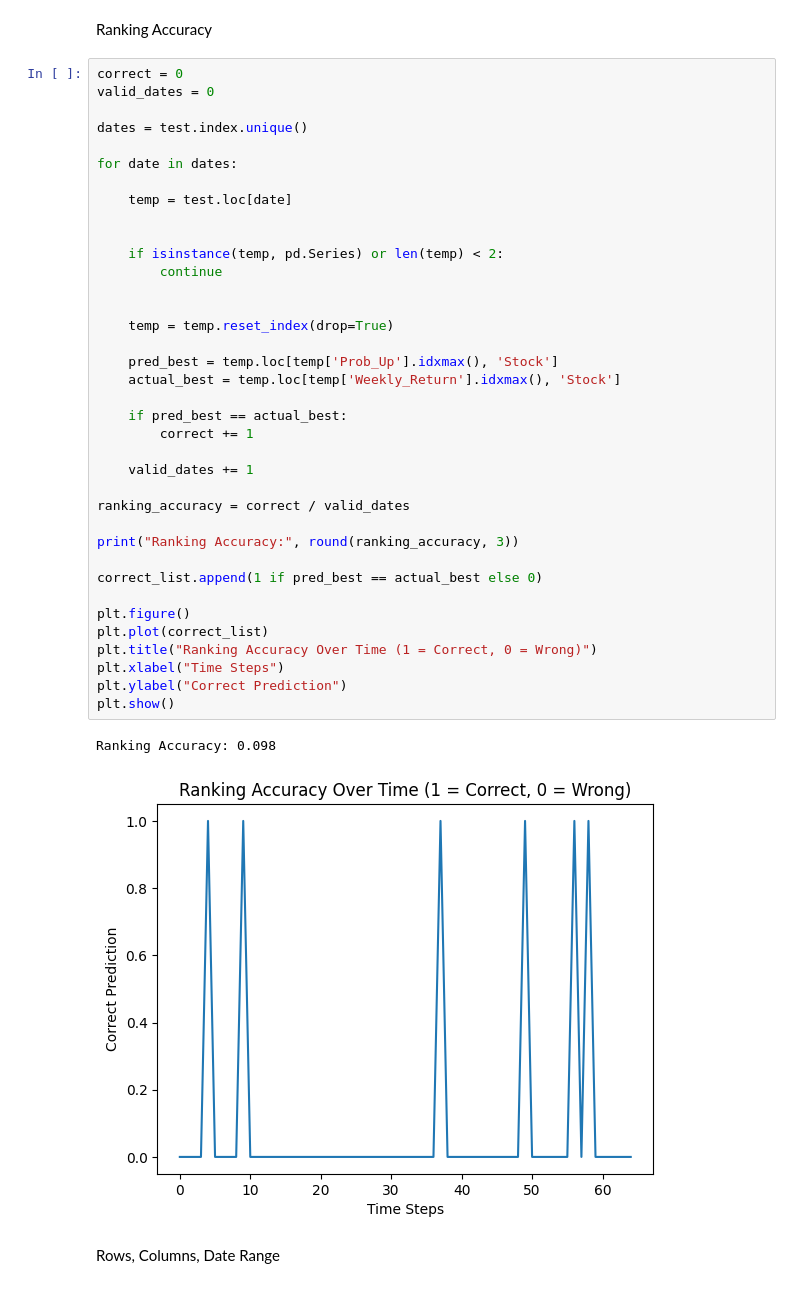
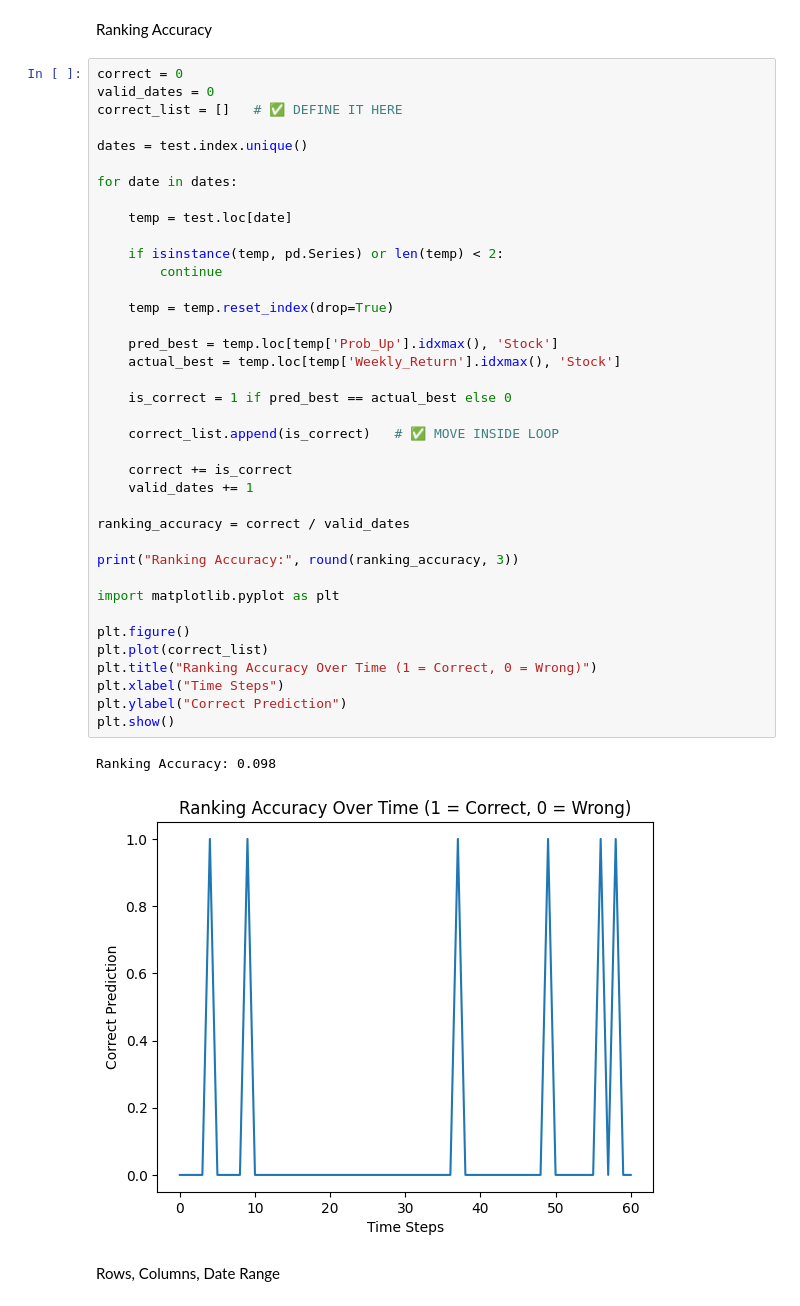
Before and after one commit to SU-IST707-SP26/group-project-algorithm-architects, a Jupyter notebook: work/Models/Gradient_model.ipynb, the cells around one changed output. Saved outputs shown, nothing was run; the diff lists cells and outputs as text.

```diff
--- a/work/Models/Gradient_model.ipynb
+++ b/work/Models/Gradient_model.ipynb
@@ -875,43 +859,44 @@ Ranking Accuracy
 # %%
 correct = 0
 valid_dates = 0
+correct_list = []   # ✅ DEFINE IT HERE
 
 dates = test.index.unique()
 
 for date in dates:
 
     temp = test.loc[date]
 
-
     if isinstance(temp, pd.Series) or len(temp) < 2:
         continue
-
 
     temp = temp.reset_index(drop=True)
 
     pred_best = temp.loc[temp['Prob_Up'].idxmax(), 'Stock']
     actual_best = temp.loc[temp['Weekly_Return'].idxmax(), 'Stock']
 
-    if pred_best == actual_best:
-        correct += 1
+    is_correct = 1 if pred_best == actual_best else 0
 
+    correct_list.append(is_correct)   # ✅ MOVE INSIDE LOOP
+
+    correct += is_correct
     valid_dates += 1
 
 ranking_accuracy = correct / valid_dates
 
 print("Ranking Accuracy:", round(ranking_accuracy, 3))
 
-correct_list.append(1 if pred_best == actual_best else 0)
+import matplotlib.pyplot as plt
 
 plt.figure()
 plt.plot(correct_list)
 plt.title("Ranking Accuracy Over Time (1 = Correct, 0 = Wrong)")
 plt.xlabel("Time Steps")
 plt.ylabel("Correct Prediction")
 plt.show()
 # %% [output]
 Ranking Accuracy: 0.098
-[figure, old version]
+[figure, new version]
 # %% [markdown]
 Rows, Columns, Date Range
 # %%
```
Also changed, not shown: parts of 8 cells of this notebook.
